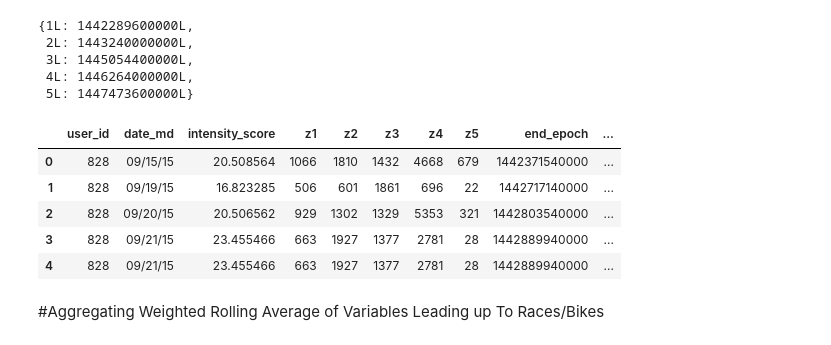
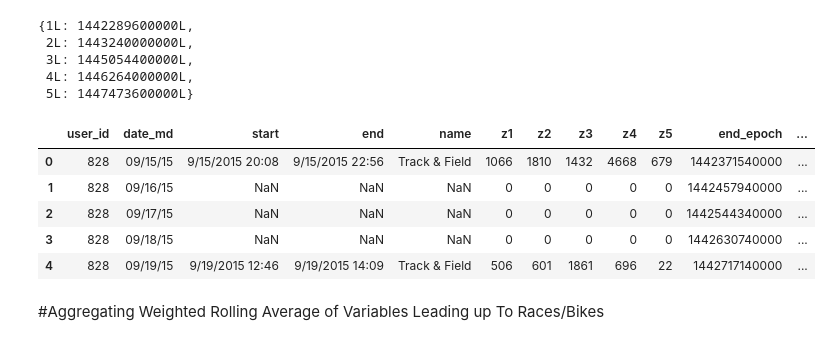
Before and after one commit to callen13/Senior_Thesis, a Jupyter notebook: workout_analysis.ipynb, the cells around one changed output. Saved outputs shown, nothing was run; the diff lists cells and outputs as text; code cells hidden in the pictures.

```diff
--- a/workout_analysis.ipynb
+++ b/workout_analysis.ipynb
@@ -43,13 +43,17 @@ workouts.head(30)
 | 29 | 828 | 10/8/2015 20:15 | 10/8/2015 21:01 | 10/08/15 | 0 | Running | 13.002054 | 486 | 301 | 700 | ... |
 # %%
 #updated_intensity_scores = pd.read_csv('updated_intensity_scores.csv')
-#updated_intensity_scores=updated_intensity_scores.sort(['user_id', 'date_md', 'new_intensity_score'], ascending=[True, True, False]).reset_index(drop=True)
+#updated_intensity_scores=updated_intensity_scores.sort(['user_id', 'date_md', 'new_intensity_score'],
+#                                                       ascending=[True, True, False]).reset_index(drop=True)
 #updated_intensity_scores=updated_intensity_scores.drop(['activity_id'], axis=1)
 #updated_intensity_scores=updated_intensity_scores[updated_intensity_scores['user_id']!=2509]
 #updated_intensity_scores=updated_intensity_scores[updated_intensity_scores['user_id']!=2461]
 #updated_intensity_scores.to_csv('updated_intensity_scores_temp.csv')
+
+#filled in missing dates manually
 updated_intensity_scores = pd.read_csv('updated_intensity_scores_temp.csv')
-print len(updated_intensity_scores)
-print len(workouts)
-#still need to add user id 2439
+hold = pd.concat([workouts, updated_intensity_scores], axis=1)
+fixed_workouts = hold.T.drop_duplicates().T
+fixed_workouts = fixed_workouts.drop(['date_md2', 'old_intensity_score'], axis=1)
+fixed_workouts.head(10)
 # %% [output]
@@ -58,11 +71,13 @@ print len(workouts)
 # %%
 #Getting workouts down to 1 per day, with the summation of z1/z2/z3/z4/z5
-workouts2 = workouts.groupby(['user_id', 'date_md']).sum().reset_index()
+
+#intensity and new_intensity scores are dropped here, need to approach those differently. Will add another section
+fixed_workouts = fixed_workouts.drop(['intensity_score', 'new_intensity_score'], axis=1)
+workouts2 = fixed_workouts.groupby(['user_id', 'date_md']).sum().reset_index()
 workouts2 = workouts2.sort(['user_id', 'date_md'], ascending=[True, True])
 workouts2['z1'].fillna(0, inplace=True)
 workouts2['z2'].fillna(0, inplace=True)
 workouts2['z3'].fillna(0, inplace=True)
 workouts2['z4'].fillna(0, inplace=True)
 workouts2['z5'].fillna(0, inplace=True)
-workouts2['intensity_score'].fillna(0, inplace=True)
 # %%
@@ -228,17 +255,16 @@ def add_periods(date_markers, df, buildup_days=0, version=None):
 # %%
 test = add_periods(date_markers=date_markers, df=workouts2, buildup_days=14, version="race")
 test = test.sort(['user_id', 'date_md'], ascending=['True', 'True']).reset_index(drop=True)
 test = test[test['race_period']!=0]
 test = test.drop(['sport_id'], axis=1)
-test = test.merge(updated_intensity_scores, on=['user_id', 'date_md'])
 test.head()
 # %% [output]
-|  | user_id | date_md | intensity_score | z1 | z2 | z3 | z4 | z5 | end_epoch | ... |
-| 0 | 828 | 09/15/15 | 20.508564 | 1066 | 1810 | 1432 | 4668 | 679 | 1442371540000 | ... |
-| 1 | 828 | 09/19/15 | 16.823285 | 506 | 601 | 1861 | 696 | 22 | 1442717140000 | ... |
-| 2 | 828 | 09/20/15 | 20.506562 | 929 | 1302 | 1329 | 5353 | 321 | 1442803540000 | ... |
-| 3 | 828 | 09/21/15 | 23.455466 | 663 | 1927 | 1377 | 2781 | 28 | 1442889940000 | ... |
-| 4 | 828 | 09/21/15 | 23.455466 | 663 | 1927 | 1377 | 2781 | 28 | 1442889940000 | ... |
+|  | user_id | date_md | start | end | name | z1 | z2 | z3 | z4 | z5 | end_epoch | ... |
+| 0 | 828 | 09/15/15 | 9/15/2015 20:08 | 9/15/2015 22:56 | Track & Field | 1066 | 1810 | 1432 | 4668 | 679 | 1442371540000 | ... |
+| 1 | 828 | 09/16/15 | NaN | NaN | NaN | 0 | 0 | 0 | 0 | 0 | 1442457940000 | ... |
+| 2 | 828 | 09/17/15 | NaN | NaN | NaN | 0 | 0 | 0 | 0 | 0 | 1442544340000 | ... |
+| 3 | 828 | 09/18/15 | NaN | NaN | NaN | 0 | 0 | 0 | 0 | 0 | 1442630740000 | ... |
+| 4 | 828 | 09/19/15 | 9/19/2015 12:46 | 9/19/2015 14:09 | Track & Field | 506 | 601 | 1861 | 696 | 22 | 1442717140000 | ... |
 # %% [markdown]
 #Aggregating Weighted Rolling Average of Variables Leading up To Races/Bikes
 # %%
```
Also changed, not shown: parts of 9 cells of this notebook, 1 other file.
